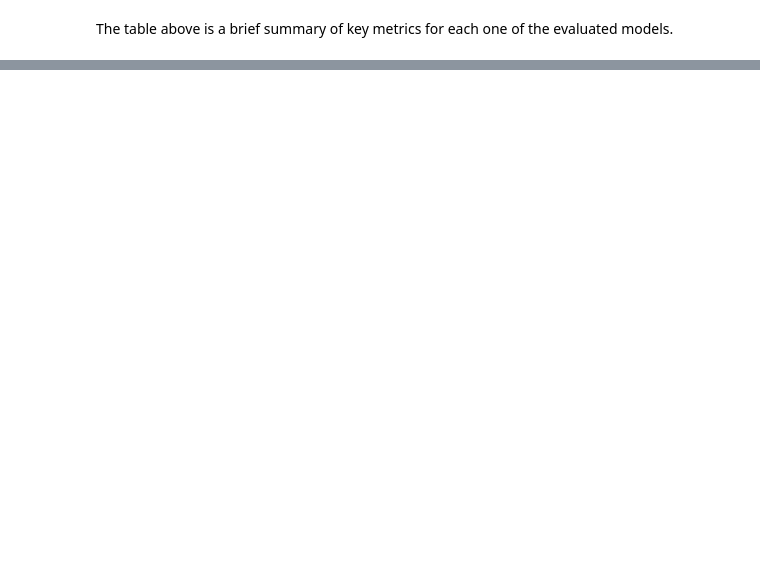
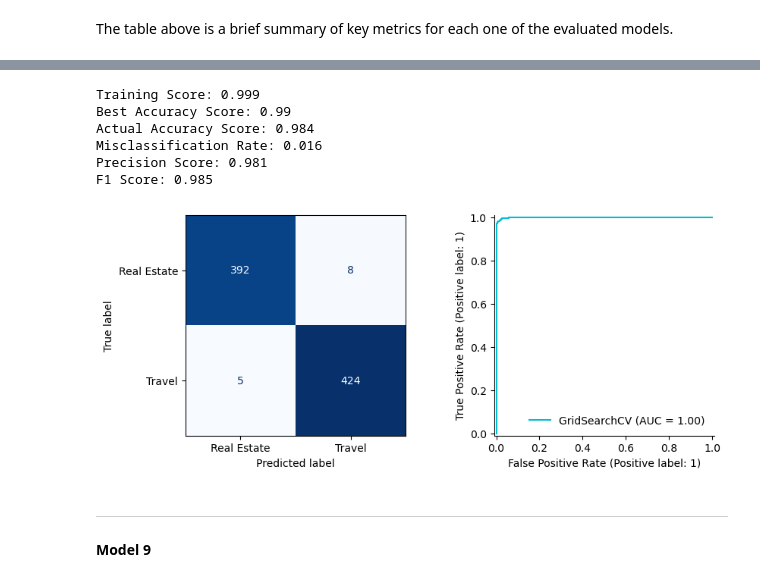
Before and after one commit to fuegoulloa/reddit-NLP-classification, a Jupyter notebook: code/03_Pre-processing_and_Modeling.ipynb, the cells around one changed output, grey strips where cells are left out. Drawn from its saved outputs; the diff is of its cells as text; code cells hidden in the pictures; blank space fills up the shorter version.

```diff
--- a/code/03_Pre-processing_and_Modeling.ipynb
+++ b/code/03_Pre-processing_and_Modeling.ipynb
@@ -607,0 +694,25 @@ The table above is a brief summary of key metrics for each one of the evaluated
+# %%
+pipe8 = Pipeline([
+    ('tvec6', TfidfVectorizer()),
+    ('model8', LogisticRegression())
+])
+# %%
+params8 = {
+    'tvec6__min_df': [1, 2, 5],
+    'tvec6__max_df': [0.75, 0.85, 0.9],
+    'tvec6__ngram_range': [(1, 1), (1, 2), (1, 3), (2, 2), (2, 3), (3, 3)],
+    'tvec6__max_features': [None, 500, 1000, 5000],
+    'model8__C': [0.01, 0.1, 1, 10],
+    'model8__penalty': [None, 'l2'],
+    'model8__class_weight': [None, 'balanced'],
+    'model8__random_state': [1029]
+}
+# %%
+gs8 = GridSearchCV(
+    pipe8,
+    param_grid = params8,
+    n_jobs = -1,
+    verbose = 1
+)
+# %%
+gs8.fit(X_train1, y_train1)
@@ -607,0 +748,18 @@ The table above is a brief summary of key metrics for each one of the evaluated
+# %%
+metrics.append(evaluate_model(gs8,
+                              X_train = X_train1,
+                              X_test = X_test1,
+                              y_train = y_train1,
+                              y_test = y_test1
+                             ))
+# %% [output]
+Training Score: 0.999
+Best Accuracy Score: 0.99
+Actual Accuracy Score: 0.984
+Misclassification Rate: 0.016
+Precision Score: 0.981
+F1 Score: 0.985
+[figure, added]
+# %% [markdown]
+---
+**Model 9**
```
Also changed, not shown: parts of 73 cells of this notebook, 4 other files.
